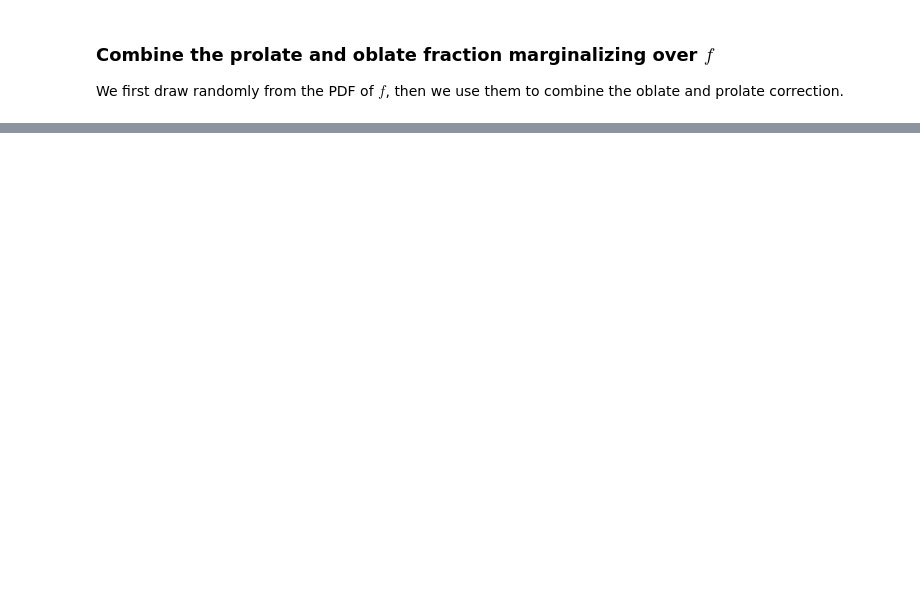
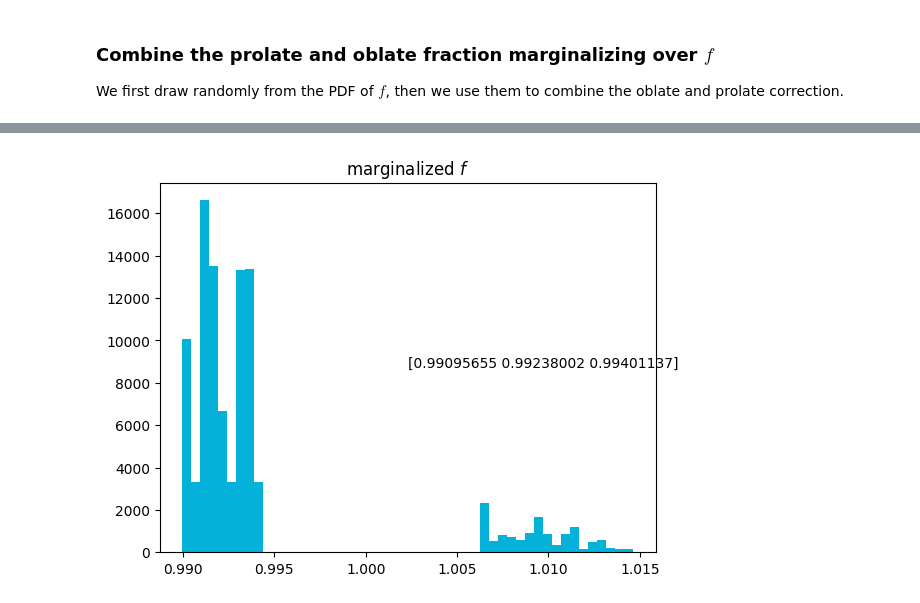
Before and after one commit to huangxy256/deproject_notebook, a Jupyter notebook: fig8-fig9-compare_sph_axi_jam/correction.ipynb, the cells around one changed output, grey strips where cells are left out. Saved outputs shown, nothing was run; the diff lists cells and outputs as text; code cells hidden in the pictures; blank space fills up the shorter version.

```diff
--- a/fig8-fig9-compare_sph_axi_jam/correction.ipynb
+++ b/fig8-fig9-compare_sph_axi_jam/correction.ipynb
@@ -228,0 +244,9 @@ plt.show()
+# %%
+correction_combined_fmarginalized_masked = correction_combined_marginalize_f(f_draw, correction_oblate_masked, correction_prolate_masked)
+
+plt.hist(correction_combined_fmarginalized_masked, bins = 50)
+plt.title('marginalized $f$')
+plt.text(0.5, 0.5, np.quantile(correction_combined_fmarginalized_masked, [0.16, 0.5, 0.84]), transform=plt.gca().transAxes)
+plt.show()
+# %% [output]
+[figure, added]
```
Also changed, not shown: parts of 7 cells of this notebook.
